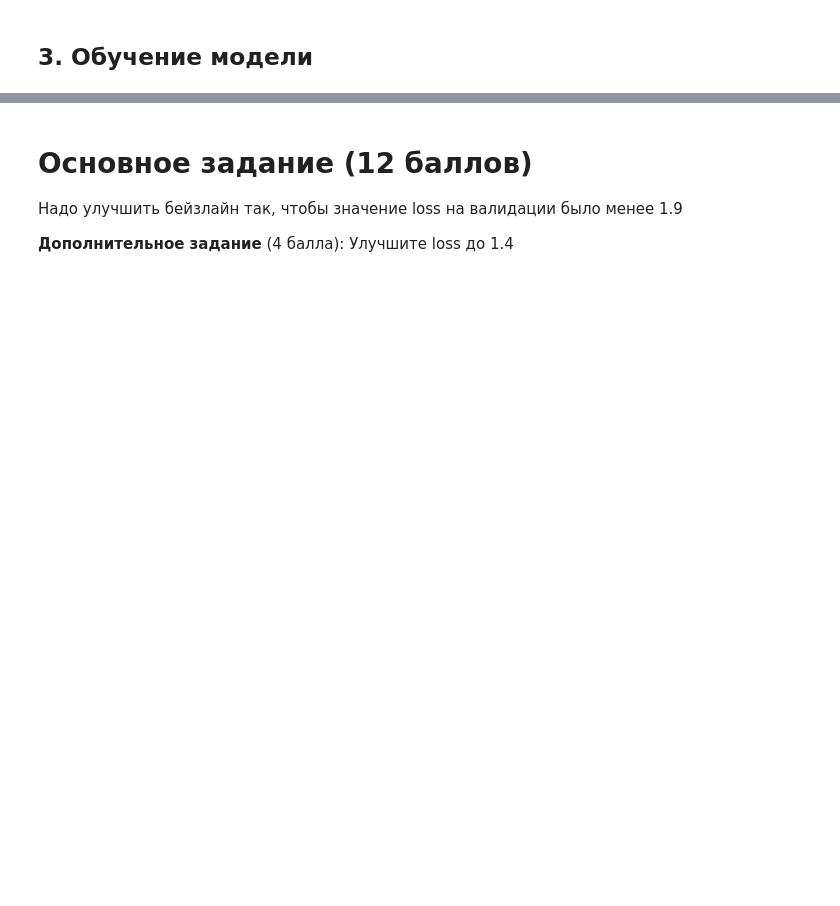
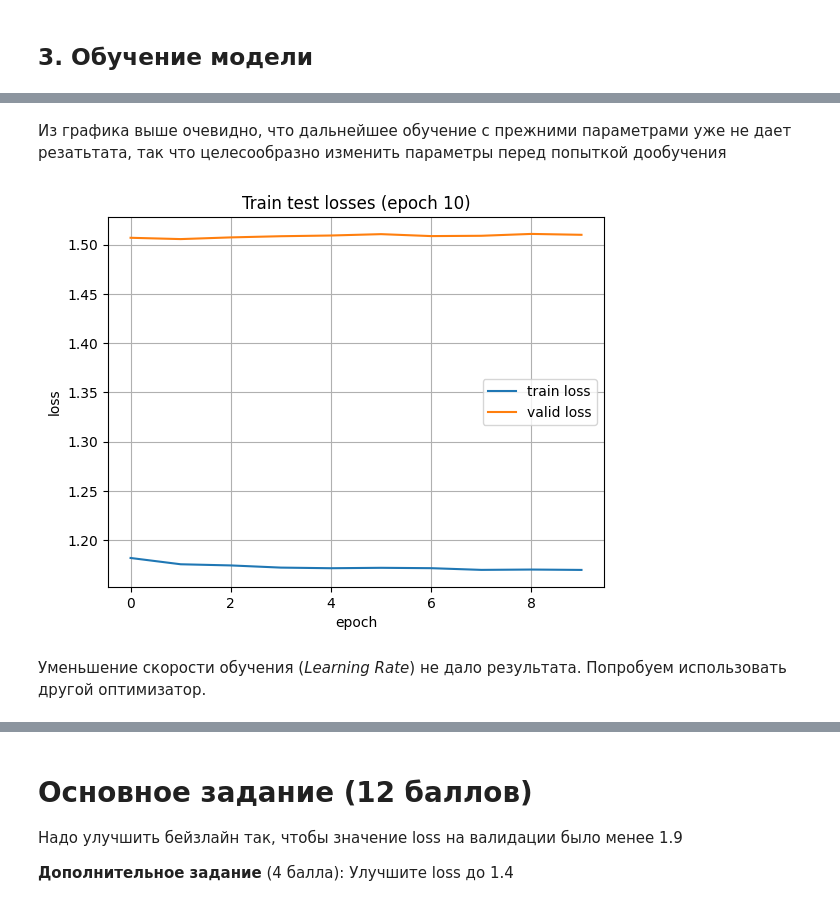
Before and after one commit to kolonist/asr_itmo_practice, a Jupyter notebook: asr_lab3.ipynb, the cells around one changed output, grey strips where cells are left out. Cells and saved outputs as stored; diff of their text form; code cells hidden in the pictures; blank space fills up the shorter version.

```diff
--- a/asr_lab3.ipynb
+++ b/asr_lab3.ipynb
@@ -220,6 +309,26 @@ for start, stop, word in item['word_ali']:
 # %% [markdown]
 ## 1.b. Экстрактор фич
 Для того чтобы построить акустическую модель, первым делом надо извлечь признаки аудио сигнала. Для распознавания речь принято использовать fbank признаки. fbank/MelSpectrogram признаки получается из амплитудного спектра сигнала путем свертки спекта с треугольными фильтрами в мел-шкале. Есть множество реализаций данных признаков в различных библиотеках (kaldi, librosa, torchaudio) и все они имеют свои особенности. В данной работе мы будем использовать реализацию из библиотеки torchaudio.
+# %%
+class FeatureAugmentation(nn.Module):
+    def __init__(self, *, spec_aug_max_tmask:int=80, spec_aug_max_fmask:int=80):
+        super().__init__()
+
+        self.time_masking = torchaudio.transforms.TimeMasking(
+            time_mask_param=spec_aug_max_tmask,
+            iid_masks=False,
+            p=1.0,
+        )
+        self.freq_masking = torchaudio.transforms.FrequencyMasking(
+            freq_mask_param=spec_aug_max_fmask,
+        )
+
+    def forward(self, spec:torch.Tensor) -> list:
+        augmented = self.freq_masking(
+            self.time_masking(spec[None, :])
+        )[0]
+
+        return augmented
 # %%
 class FeatureExtractor(torch.nn.Module):
     def __init__(
@@ -550,2 +775,30 @@ results = experiment()
 # %%
 torch.save(results, 'baseline.trainer')
+# %% [markdown]
+Из графика выше очевидно, что дальнейшее обучение с прежними параметрами уже не дает резатьтата, так что целесообразно изменить параметры перед попыткой дообучения
+# %%
+def experiment2():
+    # Запуск полноценного обучения модели
+    # TODO: Тюнинг гиперпараметров
+    fe = FeatureExtractor(
+        use_augmentation=False,
+     )    test_dataset = FeatsPhoneDataset('timit/data/TEST/', feature_extractor=fe, phone2id=PHONE2ID)
+    train_dataset = FeatsPhoneDataset('timit/data/TRAIN/', feature_extractor=fe, phone2id=PHONE2ID)
+    train_dataloader = torch.utils.data.DataLoader(train_dataset, batch_size=24,
+                                               num_workers=1, collate_fn=train_dataset.collate_pad, shuffle=True)
+    test_dataloader = torch.utils.data.DataLoader(test_dataset, batch_size=16,
+                                               num_workers=1, collate_fn=test_dataset.collate_pad, shuffle=False)
+
+    # загружаем сохраненную модель
+    trainer = torch.load('baseline.trainer').to('cuda')
+
+    # меняем параметры оптимизатора - уменьшаем LR
+    trainer.optimizer = torch.optim.AdamW(trainer.model.parameters(), lr=0.00001)
+
+    trainer.fit(train_dataloader, epochs=10, valid_dataloader=test_dataloader, plot_losses=True)
+    return trainer.to('cpu')
+results = experiment2()
+# %% [output]
+[figure, added]
+# %% [markdown]
+Уменьшение скорости обучения (_Learning Rate_) не дало результата. Попробуем использовать другой оптимизатор.
```
Also changed, not shown: parts of 22 cells of this notebook.
